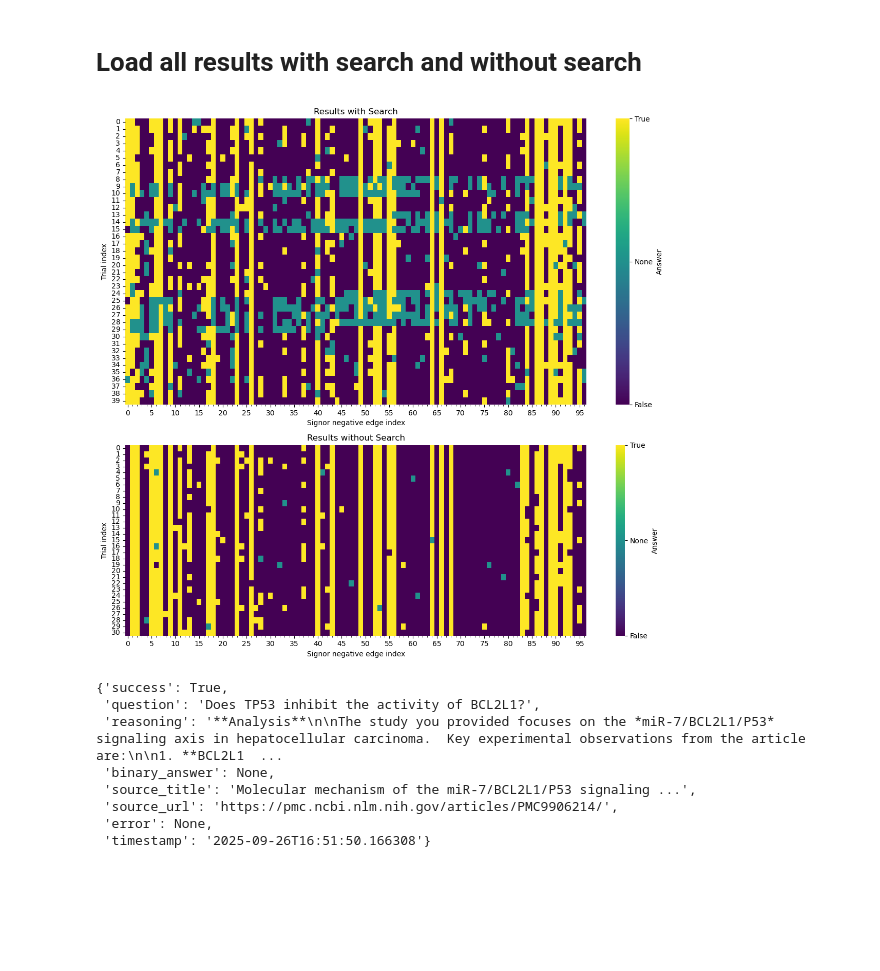
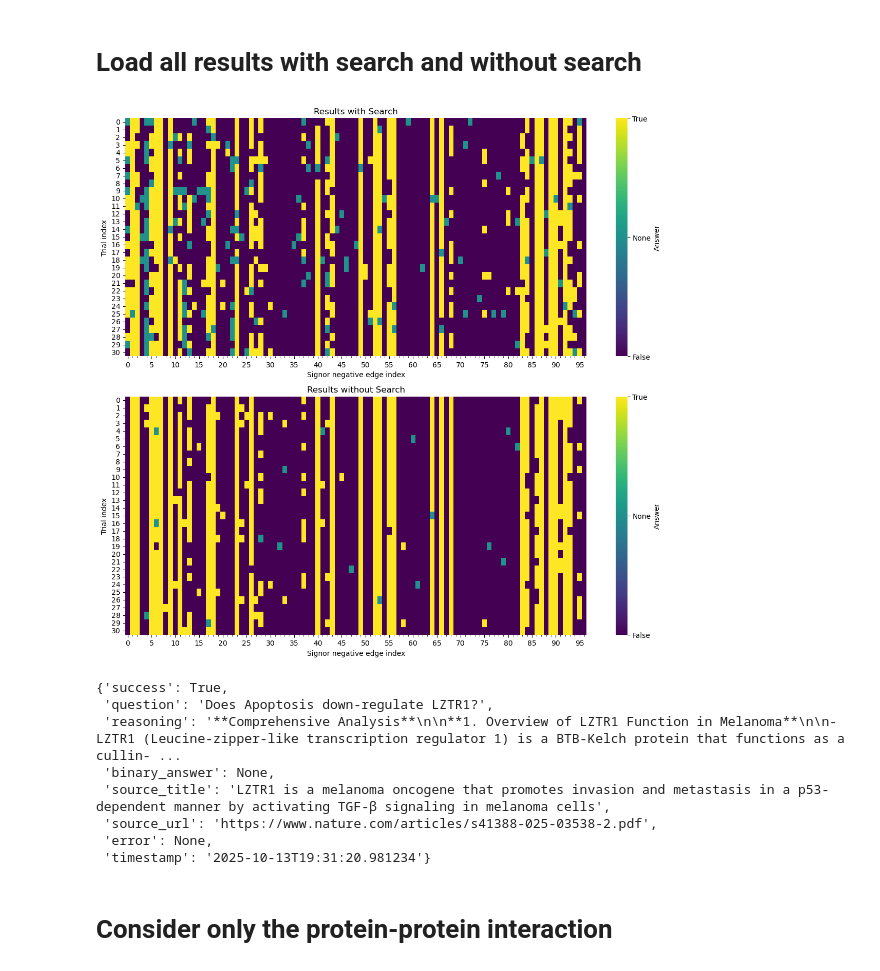
Before and after one commit to saezlab/ProClaim, a Jupyter notebook: grn_denoising/search/evaluate.ipynb, the cells around one changed output. Saved outputs shown, nothing was run; the diff lists cells and outputs as text; code cells hidden in the pictures; blank space fills up the shorter version.

```diff
--- a/grn_denoising/search/evaluate.ipynb
+++ b/grn_denoising/search/evaluate.ipynb
@@ -95,7 +92,7 @@ dict_values([30, 63, 4])
 # %% [markdown]
 # Load all results with search and without search
 # %%
-reapeat = 40
+reapeat = 31
 results_with_search = []
 for i in range(reapeat):
     data_path = Path('./results/with_search/')
@@ -148,13 +145,13 @@ result_without_search_binary = np.where(results_without_search == None, 0,
                  np.where(results_without_search == True, 1, -1))
 
 # Create subplots with different heights
-fig, (ax1, ax2) = plt.subplots(2, 1, figsize=(12, 11), gridspec_kw={'height_ratios': [1.5, 1]})
+fig, (ax1, ax2) = plt.subplots(2, 1, figsize=(12, 11), gridspec_kw={'height_ratios': [1, 1]})
 
 # Top subplot - Results with Search
 sns.heatmap(result_with_search_binary,
            cmap='viridis',
            cbar_kws={'ticks': [-1, 0, 1], 'label': 'Answer'},
-           yticklabels=[f'{i}' for i in range(40)],
+           yticklabels=[f'{i}' for i in range(31)],
            xticklabels=list(range(len(result_with_search_binary[0]))),
            ax=ax1)
 
@@ -178,45 +175,47 @@ ax1.set_xticks(minor_tick_positions, minor=True)  # Minor ticks every 1
 # Bottom subplot - Results without Search
 sns.heatmap(result_without_search_binary,
            cmap='viridis',
            cbar_kws={'ticks': [-1, 0, 1], 'label': 'Answer'},
            yticklabels=[f'{i}' for i in range(reapeat)],
            xticklabels=list(range(len(result_without_search_binary[0]))),
            ax=ax2)
 
 # Set colorbar labels for second subplot
 colorbar2 = ax2.collections[0].colorbar
 colorbar2.set_ticks([-1, 0, 1])
 colorbar2.set_ticklabels(['False', 'None', 'True'])
 ax2.set_title('Results without Search')
 ax2.set_xlabel('Signor negative edge index')
 ax2.set_ylabel('Trial index')
 
 # Set custom ticks for second subplot
 ax2.tick_params(axis='x', rotation=0)  # No rotation
 major_ticks = range(0, len(result_without_search_binary[0]), 5)
 major_tick_positions = [x + 0.5 for x in major_ticks]  # Shift right by 0.5
 ax2.set_xticks(major_tick_positions, minor=False)  # Major ticks every 5
 ax2.set_xticklabels(major_ticks, minor=False)  # Major tick labels
 minor_tick_positions = [x + 0.5 for x in range(len(result_without_search_binary[0]))]  # Shift minor ticks too
 ax2.set_xticks(minor_tick_positions, minor=True)  # Minor ticks every 1
 
 # Adjust layout to prevent overlap
 plt.tight_layout()
 # plt.savefig('search_vs_no_search_RW250928.pdf', bbox_inches='tight')
-plt.savefig('search_vs_no_search_RW250928.png')
+# plt.savefig('search_vs_no_search_RW250928.png')
 plt.show()
 # %% [output]
-[figure, old version]
+[figure, new version]
 # %%
 # Get questoin with index
-index = 5
+index = 0
 data_with[index]
 # %% [output]
 {'success': True,
- 'question': 'Does TP53 inhibit the activity of BCL2L1?',
- 'reasoning': '**Analysis**\n\nThe study you provided focuses on the *miR‑7/BCL2L1/P53* signaling axis in hepatocellular carcinoma.  Key experimental observations from the article are:\n\n1. **BCL2L1  ...
+ 'question': 'Does Apoptosis down-regulate LZTR1?',
+ 'reasoning': '**Comprehensive Analysis**\n\n**1. Overview of LZTR1 Function in Melanoma**\n\n- LZTR1 (Leucine‑zipper‑like transcription regulator 1) is a BTB‑Kelch protein that functions as a cullin‑ ...
  'binary_answer': None,
- 'source_title': 'Molecular mechanism of the miR-7/BCL2L1/P53 signaling ...',
- 'source_url': 'https://pmc.ncbi.nlm.nih.gov/articles/PMC9906214/',
+ 'source_title': 'LZTR1 is a melanoma oncogene that promotes invasion and metastasis in a p53-dependent manner by activating TGF-β signaling in melanoma cells',
+ 'source_url': 'https://www.nature.com/articles/s41388-025-03538-2.pdf',
  'error': None,
- 'timestamp': '2025-09-26T16:51:50.166308'}
+ 'timestamp': '2025-10-13T19:31:20.981234'}
+# %% [markdown]
+# Consider only the protein-protein interaction
```
Also changed, not shown: parts of 6 cells of this notebook.
